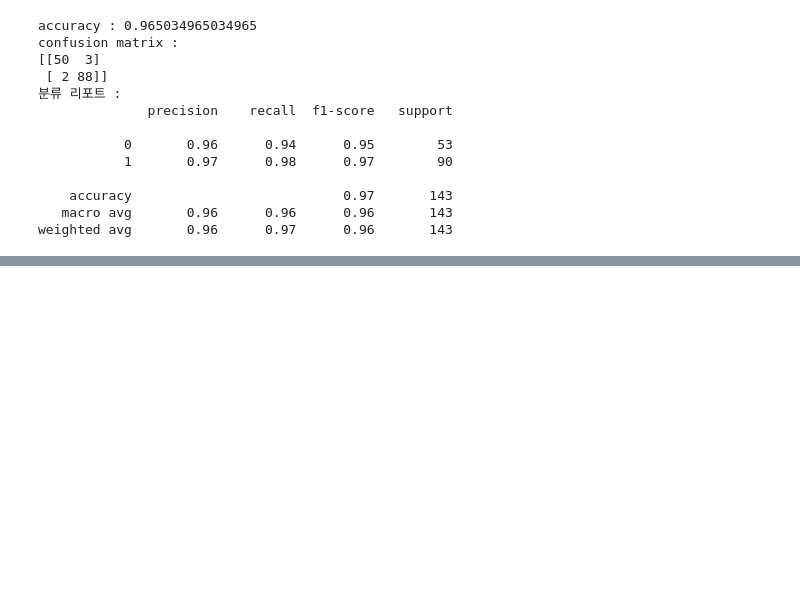
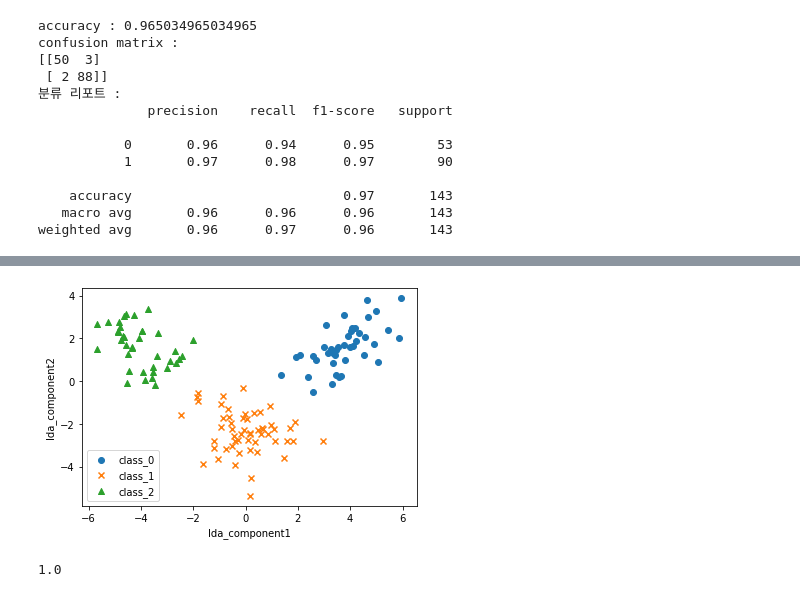
Before and after one commit to kayeehan/Python-practice, a Jupyter notebook: ML books.ipynb, the cells around one changed output, grey strips where cells are left out. Drawn from its saved outputs; the diff is of its cells as text; code cells hidden in the pictures; blank space fills up the shorter version.

```diff
--- a/ML books.ipynb
+++ b/ML books.ipynb
@@ -1081,0 +1263,8 @@ weighted avg       0.96      0.97      0.96       143
+# %%
+# LDA 적용 후 데이터 셋
+import pandas as pd
+lda_columns = ['lda_comp1','lda_comp2']
+X_tn_lda_df = pd.DataFrame(X_tn_lda,
+                          columns=lda_columns)
+X_tn_lda_df['target'] = y_tn
+X_tn_lda_df.head(5)
@@ -1081,0 +1278,34 @@ weighted avg       0.96      0.97      0.96       143
+# %%
+# LDA 시각화
+import matplotlib.pyplot as plt
+df = X_tn_lda_df
+markers = ['o','x','^']
+
+for i, mark in enumerate(markers):
+    X_i = df[df['target']==i]
+    target_i = raw_wine.target_names[i]
+    X1 = X_i['lda_comp1']
+    X2 = X_i['lda_comp2']
+    plt.scatter(X1,X2,
+               marker=mark,
+               label=target_i)
+plt.xlabel('lda_component1')
+plt.ylabel('lda_component2')
+plt.legend()
+plt.show()
+# %% [output]
+[figure, added]
+# %%
+# LDA 적용 후 랜덤 포레스트 학습 및 예측
+from sklearn.ensemble import RandomForestClassifier
+clf_rf_lda = RandomForestClassifier(max_depth=2,
+                                   random_state=0)
+clf_rf_lda.fit(X_tn_lda,y_tn)
+pred_rf_lda = clf_rf_lda.predict(X_te_lda)
+
+#정확도 평가
+from sklearn.metrics import accuracy_score
+accuracy_lda = accuracy_score(y_te,pred_rf_lda)
+print(accuracy_lda)
+# %% [output]
+1.0
```
Also changed, not shown: parts of 33 cells of this notebook.
